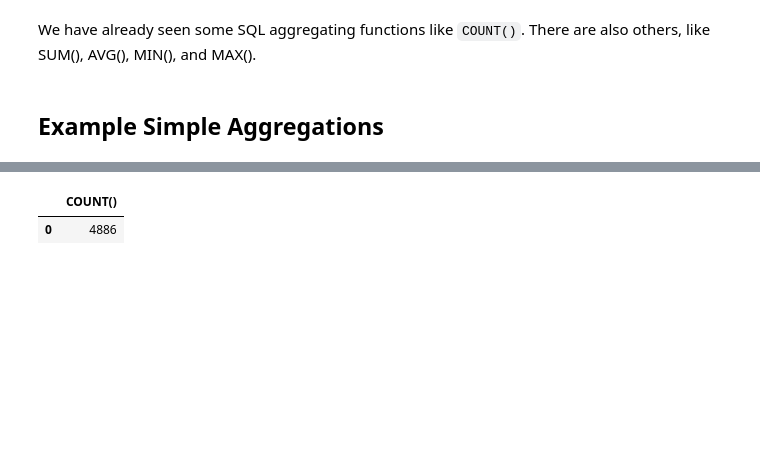
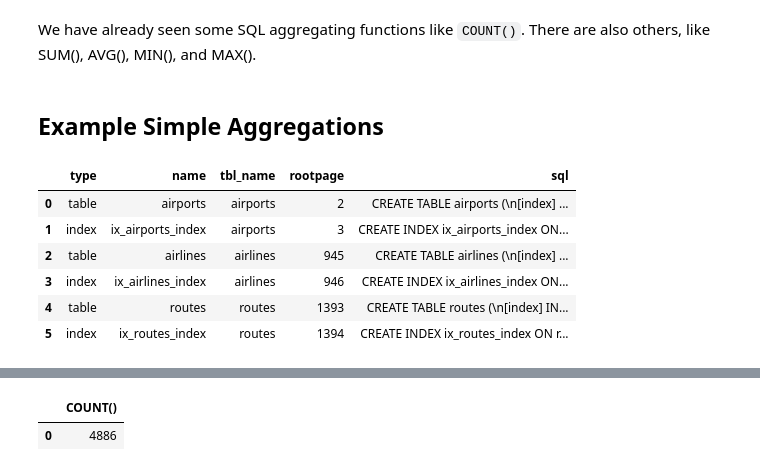
Before and after one commit to dvdhartsman/NTL-DS-080723, a Jupyter notebook: 2phase/sql_joins_aggs.ipynb, the cells around one changed output, grey strips where cells are left out. Cells and saved outputs as stored; diff of their text form; code cells hidden in the pictures; blank space fills up the shorter version.

```diff
--- a/2phase/sql_joins_aggs.ipynb
+++ b/2phase/sql_joins_aggs.ipynb
@@ -24,3 +24,18 @@ cur = conn.cursor()
 We have already seen some SQL aggregating functions like `COUNT()`. There are also others, like SUM(), AVG(), MIN(), and MAX().
 # %% [markdown]
 ## Example Simple Aggregations
+# %%
+schema_df = pd.read_sql("""
+SELECT *
+FROM sqlite_master
+""", conn)
+# %%
+schema_df
+# %% [output]
+|  | type | name | tbl_name | rootpage | sql |
+| 0 | table | airports | airports | 2 | CREATE TABLE airports (\n[index] ... |
+| 1 | index | ix_airports_index | airports | 3 | CREATE INDEX ix_airports_index ON... |
+| 2 | table | airlines | airlines | 945 | CREATE TABLE airlines (\n[index] ... |
+| 3 | index | ix_airlines_index | airlines | 946 | CREATE INDEX ix_airlines_index ON... |
+| 4 | table | routes | routes | 1393 | CREATE TABLE routes (\n[index] IN... |
+| 5 | index | ix_routes_index | routes | 1394 | CREATE INDEX ix_routes_index ON r... |
```
Also changed, not shown: parts of 4 cells of this notebook, 1 other file.
